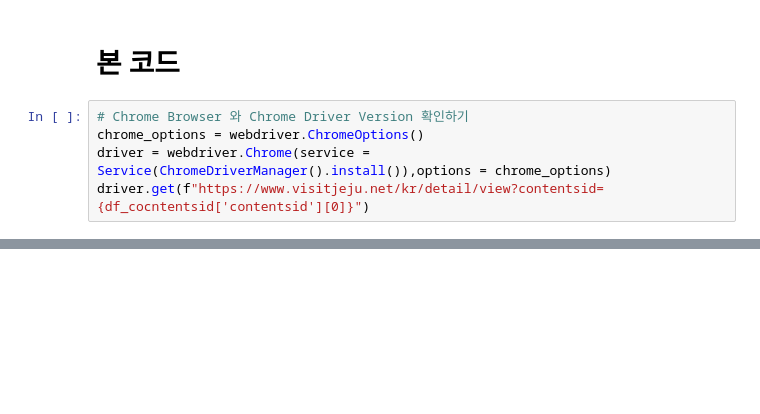
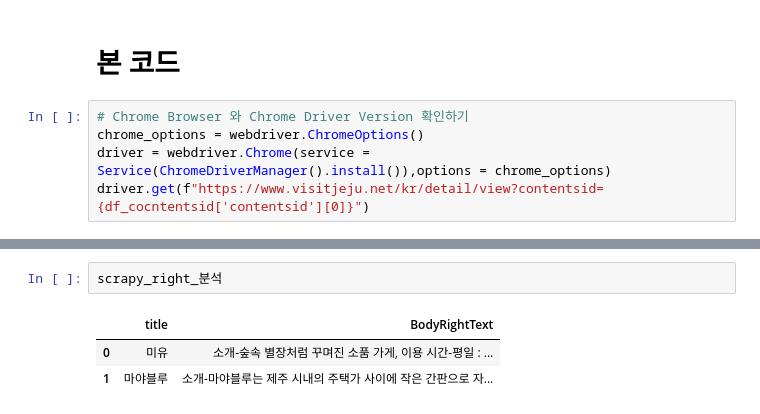
Before and after one commit to JejuTravelApp/DataAnalysis, a Jupyter notebook: MS_visitjeju크롤링.ipynb, the cells around one changed output, grey strips where cells are left out. Drawn from its saved outputs; the diff is of its cells as text; blank space fills up the shorter version.

```diff
--- a/MS_visitjeju크롤링.ipynb
+++ b/MS_visitjeju크롤링.ipynb
@@ -316,0 +511,6 @@ driver.get(f"https://www.visitjeju.net/kr/detail/view?contentsid={df_cocntentsid
+# %%
+scrapy_right_분석
+# %% [output]
+|  | title | BodyRightText |
+| 0 | 미유 | 소개-숲속 별장처럼 꾸며진 소품 가게, 이용 시간-평일 : ... |
+| 1 | 마야블루 | 소개-마야블루는 제주 시내의 주택가 사이에 작은 간판으로 자... |
```
Also changed, not shown: parts of 7 cells of this notebook.
